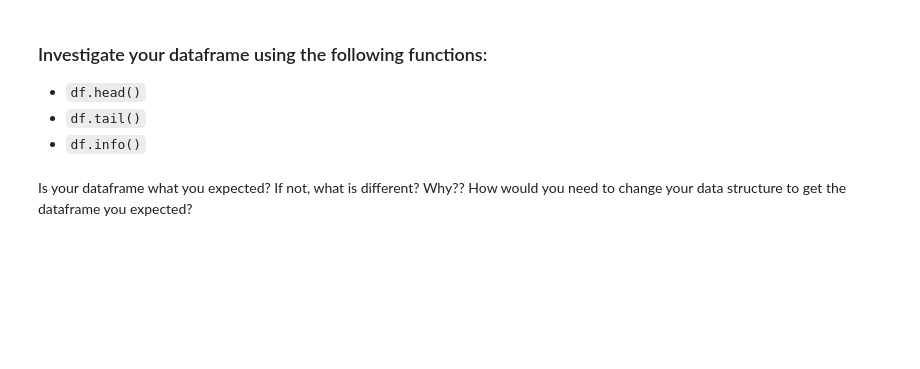
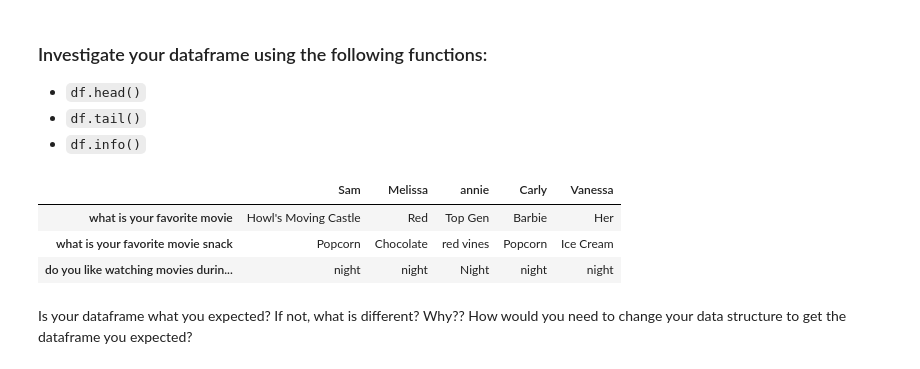
Before and after one commit to p-park6/eds217_2023, a Jupyter notebook: practice_sessions/practice_2-2_structured_data.ipynb, the cells around one changed output. Cells and saved outputs as stored; diff of their text form; code cells hidden in the pictures; blank space fills up the shorter version.

````diff
--- a/practice_sessions/practice_2-2_structured_data.ipynb
+++ b/practice_sessions/practice_2-2_structured_data.ipynb
@@ -55,3 +52,35 @@ my_dict = {
+# %%
+# question 1. what is your favorite movie
+# question 2. what is your favorite movie snack
+# question 3. do you like watching movies during the day or during the night
+
+my_dict = {
+    'Sam': {
+        'what is your favorite movie': "Howl's Moving Castle",
+        'what is your favorite movie snack': 'Popcorn',
+        'do you like watching movies during the day or during the night': 'night',
+    },
+    'Melissa': {
+        'what is your favorite movie': 'Red',
+        'what is your favorite movie snack': 'Chocolate',
+        'do you like watching movies during the day or during the night': 'night',
+    },
+    'annie': {
+        'what is your favorite movie': 'Top Gen',
+        'what is your favorite movie snack': 'red vines',
+        'do you like watching movies during the day or during the night': 'night',
+    },
+    'Carly': {
+        'what is your favorite movie': 'Barbie',
+        'what is your favorite movie snack': 'Popcorn',
+        'do you like watching movies during the day or during the night': 'night',
+    },
+    'Vanessa': {
+        'what is your favorite movie': 'Her',
+        'what is your favorite movie snack': 'Ice Cream',
+        'do you like watching movies during the day or during the night': 'night',
+    }
+}
 # %% [markdown]
 ## Dictionary to dataframe
 
@@ -67,3 +96,8 @@ import pandas as pd
 # Convert a dictionary to a dataframe
 df = pd.DataFrame(my_dict)
 ```
+# %%
+import pandas as pd
+
+df = pd.DataFrame(my_dict)
+print(df)
@@ -74,6 +123,15 @@ df = pd.DataFrame(my_dict)
 - `df.head()`
 - `df.tail()`
 - `df.info()`
+# %%
+df.head()
+#df.tail()
+#df.info()
+# %% [output]
+|  | Sam | Melissa | annie | Carly | Vanessa |
+| what is your favorite movie | Howl's Moving Castle | Red | Top Gen | Barbie | Her |
+| what is your favorite movie snack | Popcorn | Chocolate | red vines | Popcorn | Ice Cream |
+| do you like watching movies durin... | night | night | Night | night | night |
 # %% [markdown]
 Is your dataframe what you expected? If not, what is different? Why?? How would you need to change your data structure to get the dataframe you expected?
 # %% [markdown]
````
Also changed, not shown: parts of 7 cells of this notebook.
